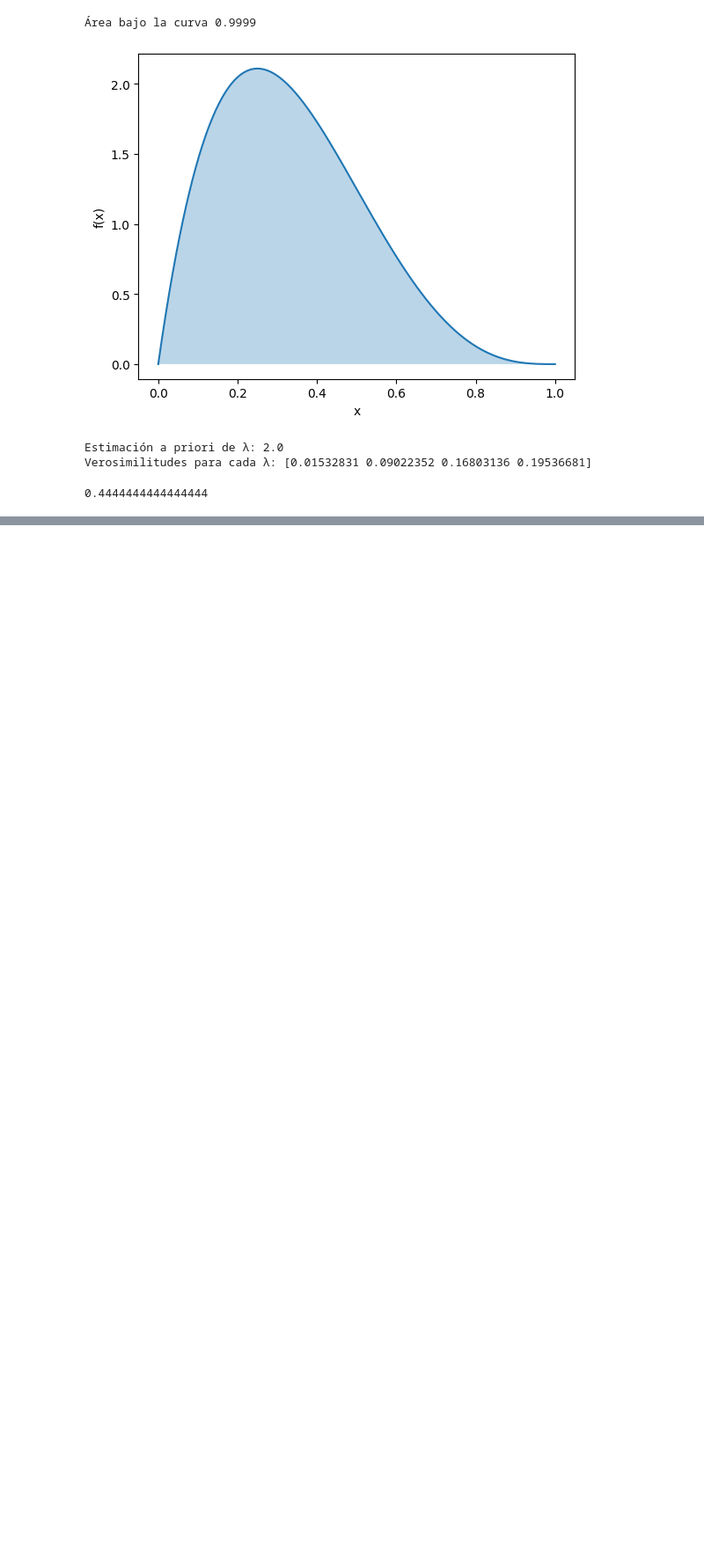
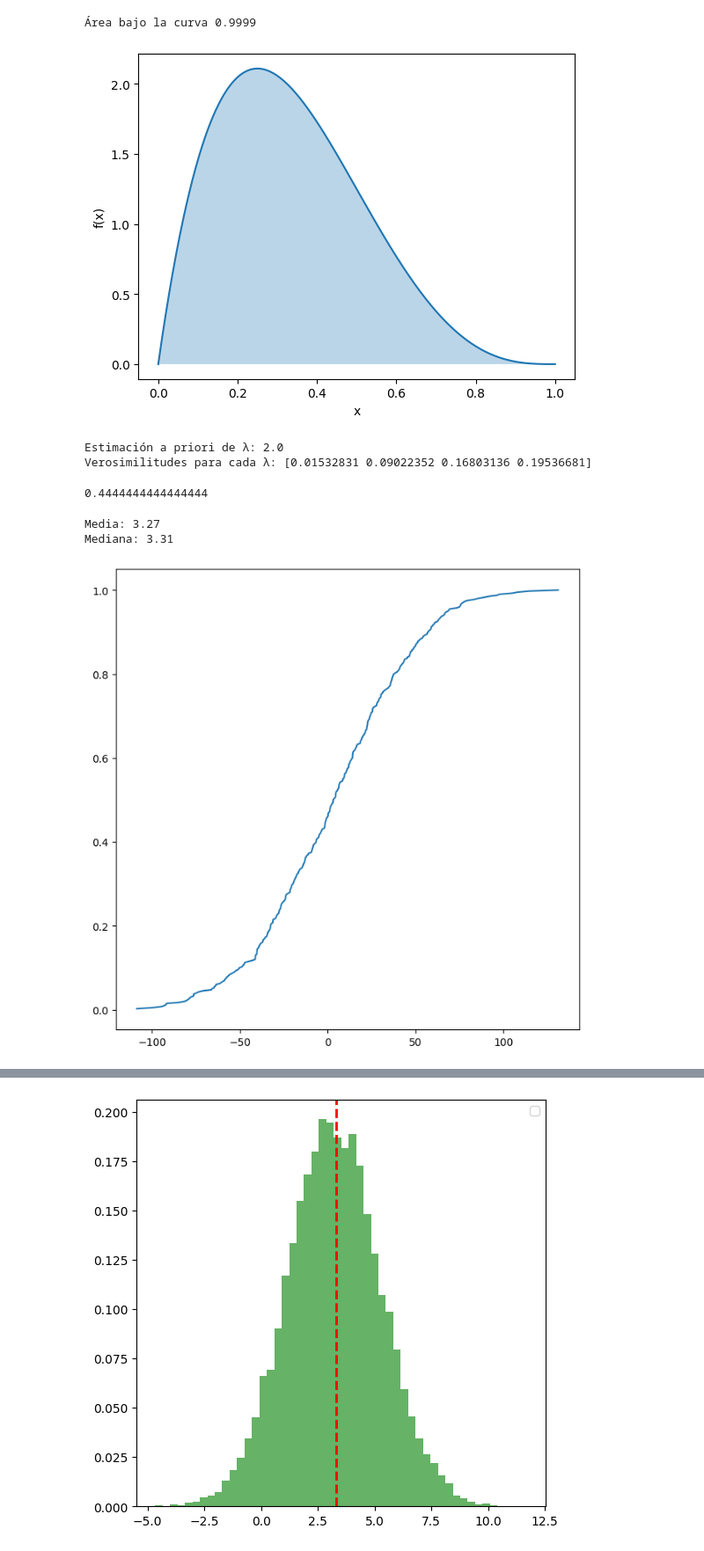
Before and after one commit to emelyck/M-todos_Computacionales, a Jupyter notebook: Tarea_6_Modelos.ipynb, the cells around one changed output, grey strips where cells are left out. Shown at 88% size. Cells and saved outputs as stored; diff of their text form; code cells hidden in the pictures; blank space fills up the shorter version.

```diff
--- a/Tarea_6_Modelos.ipynb
+++ b/Tarea_6_Modelos.ipynb
@@ -123,3 +123,53 @@ probabilidad_par = contador_par / total_combinaciones
 probabilidad_par
 # %% [output]
 0.4444444444444444
+# %%
+import numpy as np
+import matplotlib.pyplot as plt
+from scipy import stats
+import random
+
+#7 muestreo
+ejemplo = np.random.normal(4, 40, 400)
+m_eje = np.mean(ejemplo)
+print(f"Media: {m_eje:.2f}")
+m_eje = np.percentile(ejemplo, 50)
+print(f"Mediana: {m_eje:.2f}")
+ord = np.sort(ejemplo)
+revision = np.arange(1, len(ord)+1) / len(ord)
+
+plt.figure(figsize=(8, 8))
+plt.plot(ord, revision)
+plt.show()
+
+
+la = 10000
+la_eje = []
+for _ in range(la):
+    j = random.choices(ejemplo, k=len(ejemplo))
+    la_eje.append(np.mean(j))
+
+plt.figure(figsize=(6, 6))
+plt.hist(la_eje, bins=50, density=True, alpha=0.6, color='g')
+plt.axvline(m_eje, color='r', linestyle='dashed', linewidth=2)
+plt.legend()
+plt.show()
+mu, std = stats.norm.fit(ejemplo)
+
+plt.figure(figsize=(6, 6))
+xmin, xmax = plt.xlim()
+x = np.linspace(xmin, xmax, 100)
+p = stats.norm.pdf(x, mu, std)
+plt.hist(ejemplo, bins=50, density=True, alpha=0.6)
+plt.plot(x, p, 'k', linewidth=2, label=f"Fit Gaussiano: $\mu={mu:.2f}, \sigma={std:.2f}$")
+plt.legend()
+plt.show()
+le_eje = np.percentile(la_eje, 50)
+print(f"Mediana: {le_eje:.2f}")
+print(f"Media eje: {m_eje:.2f}")
+print(f"Mediana eje: {m_eje:.2f}")
+print(f"Mediana: {le_eje:.2f}")
+# %% [output]
+Media: 3.27
+Mediana: 3.31
+[figure, added]
@@ -125,0 +177 @@ probabilidad_par
+[figure, added]
```
Also changed, not shown: parts of 1 cell of this notebook.
